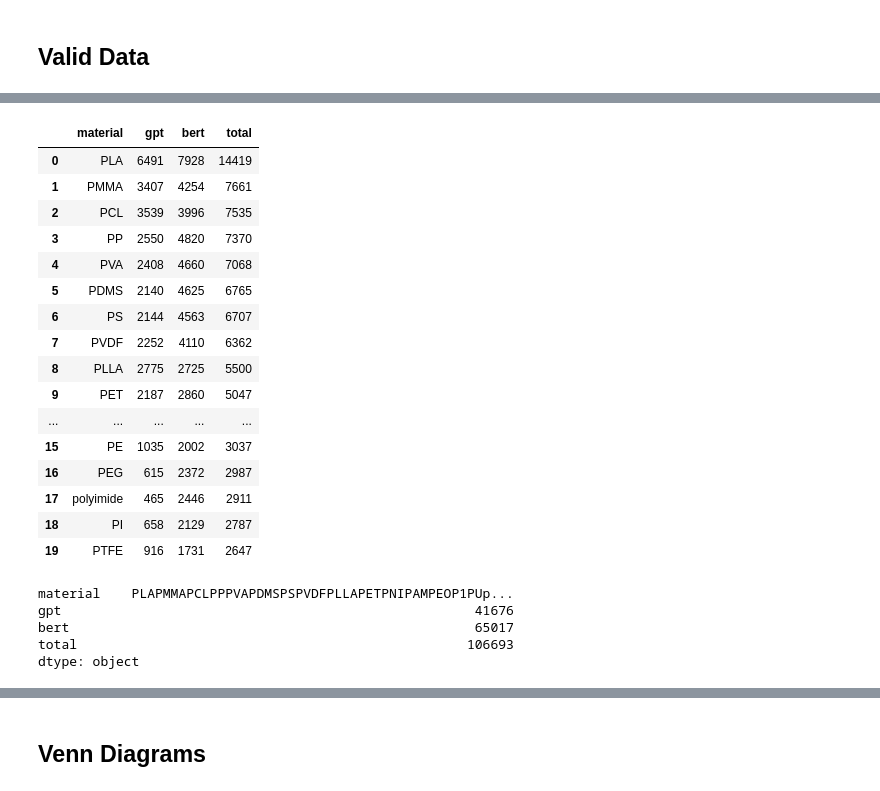
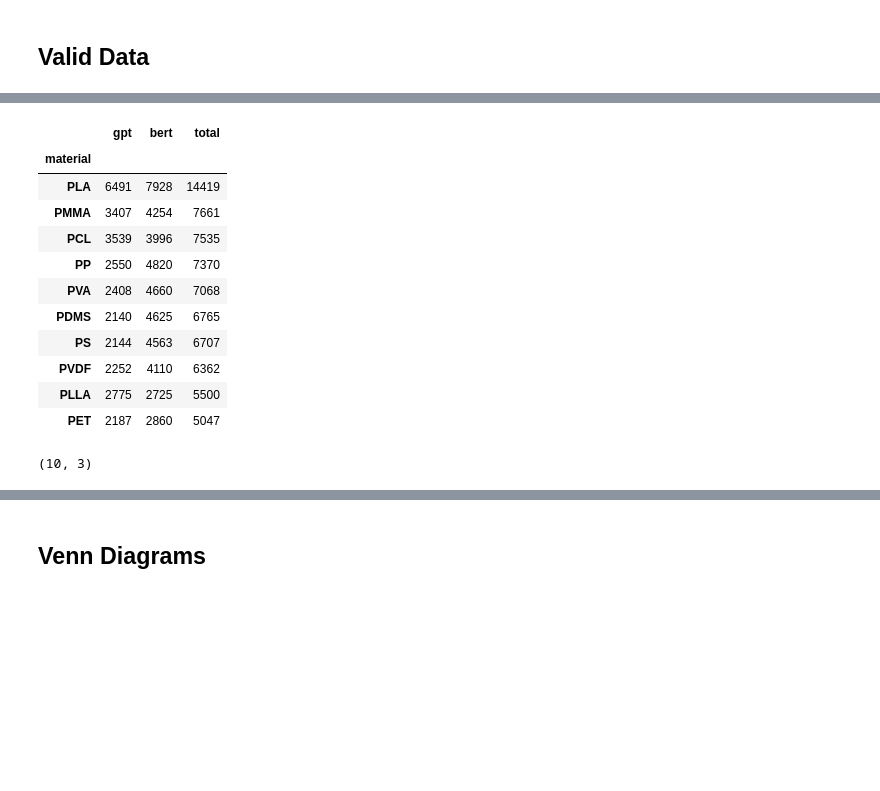
Before and after one commit to Ramprasad-Group/PromptDataExtraction, a Jupyter notebook: notebooks/GPT_vs_MBert.ipynb, the cells around one changed output, grey strips where cells are left out. Saved outputs shown, nothing was run; the diff lists cells and outputs as text; code cells hidden in the pictures; blank space fills up the shorter version.

```diff
--- a/notebooks/GPT_vs_MBert.ipynb
+++ b/notebooks/GPT_vs_MBert.ipynb
@@ -123,40 +96,36 @@ dtype: object
 # %%
-df = execute("""
+top = execute("""
     SELECT ed.material,
         sum(CASE WHEN ed."method" = 'GPT-3.5' 		THEN 1 ELSE 0 END) AS GPT,
         sum(CASE WHEN ed."method" = 'MaterialsBERT' THEN 1 ELSE 0 END) AS BERT,
         count(*) AS total
     FROM extracted_data ed
     GROUP BY ed.material
     ORDER BY total DESC
-    LIMIT 20;
+    LIMIT 10;
 """)
 
-df.to_csv('notebooks/top_polymer_list.csv', index=False)
-df
+top.to_csv('notebooks/top_polymer_list.csv', index=False)
+top = top.set_index('material')
+top
 # %% [output]
-|  | material | gpt | bert | total |
-| 0 | PLA | 6491 | 7928 | 14419 |
-| 1 | PMMA | 3407 | 4254 | 7661 |
-| 2 | PCL | 3539 | 3996 | 7535 |
-| 3 | PP | 2550 | 4820 | 7370 |
-| 4 | PVA | 2408 | 4660 | 7068 |
-| 5 | PDMS | 2140 | 4625 | 6765 |
-| 6 | PS | 2144 | 4563 | 6707 |
-| 7 | PVDF | 2252 | 4110 | 6362 |
-| 8 | PLLA | 2775 | 2725 | 5500 |
-| 9 | PET | 2187 | 2860 | 5047 |
-| ... | ... | ... | ... | ... |
-| 15 | PE | 1035 | 2002 | 3037 |
-| 16 | PEG | 615 | 2372 | 2987 |
-| 17 | polyimide | 465 | 2446 | 2911 |
-| 18 | PI | 658 | 2129 | 2787 |
-| 19 | PTFE | 916 | 1731 | 2647 |
+|  | gpt | bert | total |
+| material |  |  |  |
+| PLA | 6491 | 7928 | 14419 |
+| PMMA | 3407 | 4254 | 7661 |
+| PCL | 3539 | 3996 | 7535 |
+| PP | 2550 | 4820 | 7370 |
+| PVA | 2408 | 4660 | 7068 |
+| PDMS | 2140 | 4625 | 6765 |
+| PS | 2144 | 4563 | 6707 |
+| PVDF | 2252 | 4110 | 6362 |
+| PLLA | 2775 | 2725 | 5500 |
+| PET | 2187 | 2860 | 5047 |
-# %%
-df.sum()
-# %% [output]
-material    PLAPMMAPCLPPPVAPDMSPSPVDFPLLAPETPNIPAMPEOP1PUp...
-gpt                                                     41676
-bert                                                    65017
-total                                                  106693
-dtype: object
+# %%
+# top.loc['PS'] += top.loc['polystyrene']
+# top.loc['PI'] += top.loc['polyimide']
+# top.drop(['polystyrene', 'polyimide'], inplace=True)
+print(top.shape)
+# top
+# %% [output]
+(10, 3)
```
Also changed, not shown: parts of 15 cells of this notebook, 3 other files.
